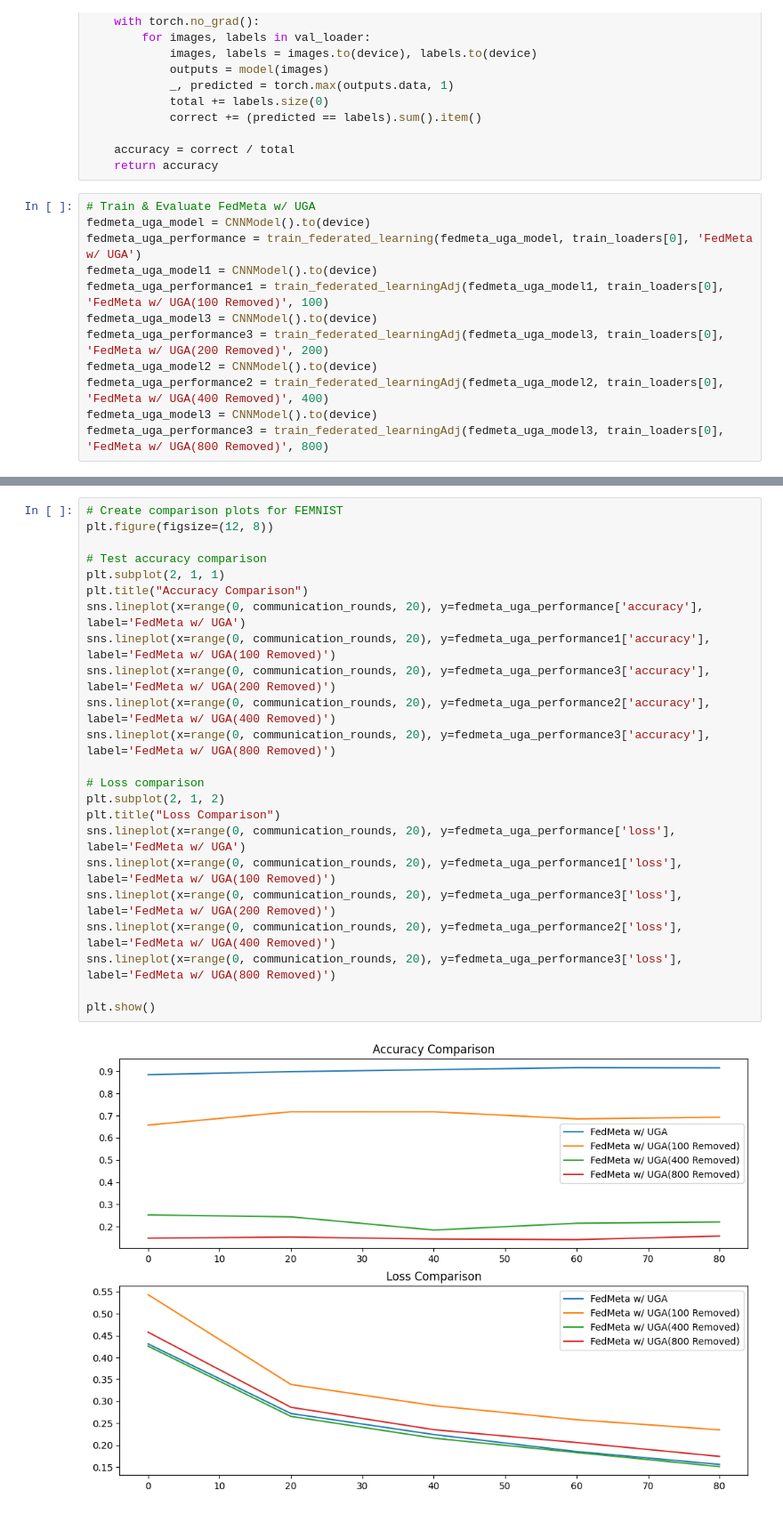
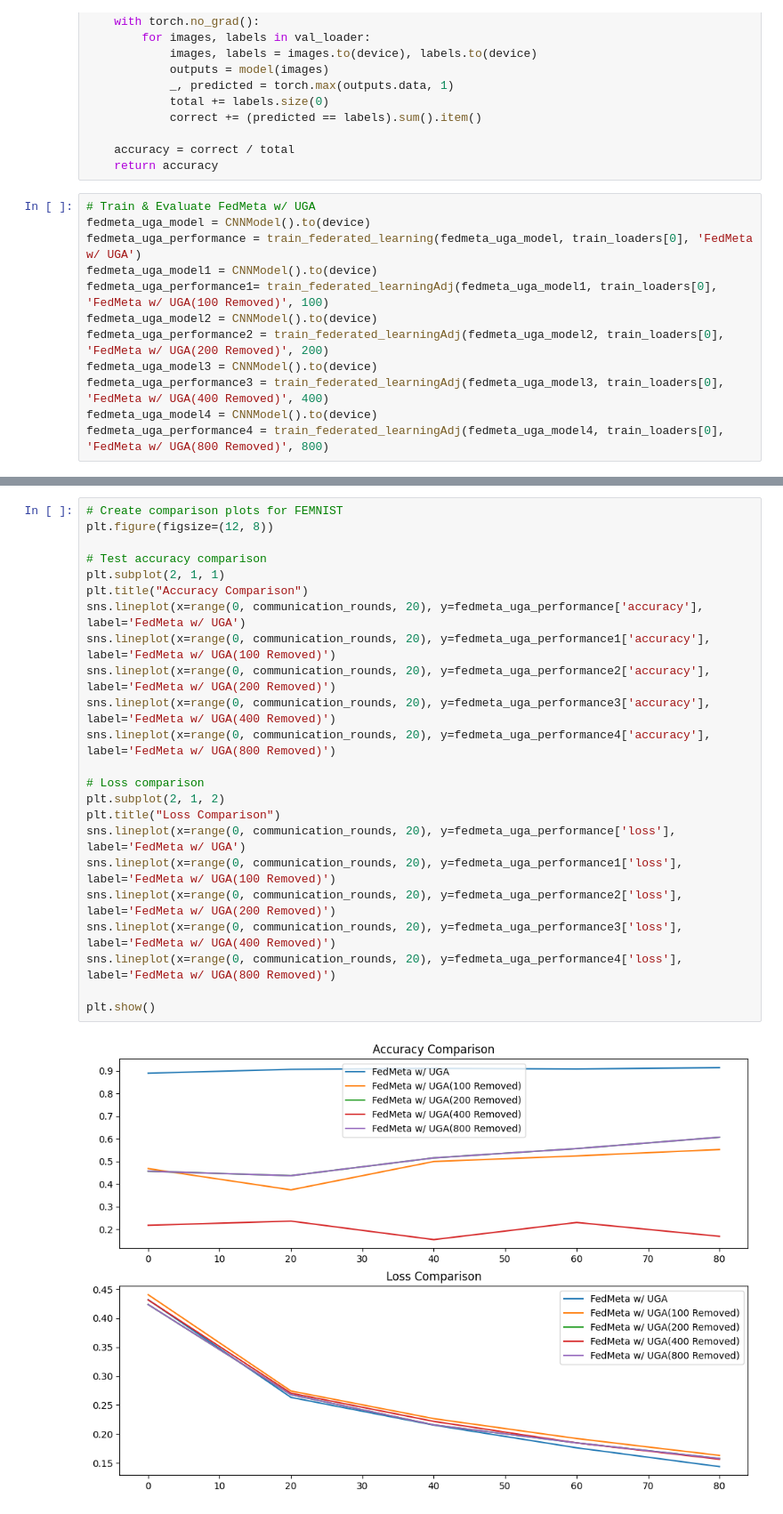
Before and after one commit to JheneJin/497FinalProject, a Jupyter notebook: CNN_on_FEMINIST(non_IID).ipynb, the cells around one changed output, grey strips where cells are left out. Shown at 89% size. Cells and saved outputs as stored; diff of their text form.

```diff
--- a/CNN_on_FEMINIST(non_IID).ipynb
+++ b/CNN_on_FEMINIST(non_IID).ipynb
@@ -173,11 +173,11 @@ def evaluate_model(model, val_loader):
 fedmeta_uga_model = CNNModel().to(device)
 fedmeta_uga_performance = train_federated_learning(fedmeta_uga_model, train_loaders[0], 'FedMeta w/ UGA')
 fedmeta_uga_model1 = CNNModel().to(device)
-fedmeta_uga_performance1 = train_federated_learningAdj(fedmeta_uga_model1, train_loaders[0], 'FedMeta w/ UGA(100 Removed)', 100)
+fedmeta_uga_performance1= train_federated_learningAdj(fedmeta_uga_model1, train_loaders[0], 'FedMeta w/ UGA(100 Removed)', 100)
+fedmeta_uga_model2 = CNNModel().to(device)
+fedmeta_uga_performance2 = train_federated_learningAdj(fedmeta_uga_model2, train_loaders[0], 'FedMeta w/ UGA(200 Removed)', 200)
 fedmeta_uga_model3 = CNNModel().to(device)
-fedmeta_uga_performance3 = train_federated_learningAdj(fedmeta_uga_model3, train_loaders[0], 'FedMeta w/ UGA(200 Removed)', 200)
-fedmeta_uga_model2 = CNNModel().to(device)
-fedmeta_uga_performance2 = train_federated_learningAdj(fedmeta_uga_model2, train_loaders[0], 'FedMeta w/ UGA(400 Removed)', 400)
-fedmeta_uga_model3 = CNNModel().to(device)
-fedmeta_uga_performance3 = train_federated_learningAdj(fedmeta_uga_model3, train_loaders[0], 'FedMeta w/ UGA(800 Removed)', 800)
+fedmeta_uga_performance3 = train_federated_learningAdj(fedmeta_uga_model3, train_loaders[0], 'FedMeta w/ UGA(400 Removed)', 400)
+fedmeta_uga_model4 = CNNModel().to(device)
+fedmeta_uga_performance4 = train_federated_learningAdj(fedmeta_uga_model4, train_loaders[0], 'FedMeta w/ UGA(800 Removed)', 800)
 # %% [output]
@@ -186,25 +211,25 @@ Epoch [1/5] - FedMeta w/ UGA, Validation Accuracy: 88.88%
 # %%
 # Create comparison plots for FEMNIST
 plt.figure(figsize=(12, 8))
 
 # Test accuracy comparison
 plt.subplot(2, 1, 1)
 plt.title("Accuracy Comparison")
 sns.lineplot(x=range(0, communication_rounds, 20), y=fedmeta_uga_performance['accuracy'], label='FedMeta w/ UGA')
 sns.lineplot(x=range(0, communication_rounds, 20), y=fedmeta_uga_performance1['accuracy'], label='FedMeta w/ UGA(100 Removed)')
-sns.lineplot(x=range(0, communication_rounds, 20), y=fedmeta_uga_performance3['accuracy'], label='FedMeta w/ UGA(200 Removed)')
-sns.lineplot(x=range(0, communication_rounds, 20), y=fedmeta_uga_performance2['accuracy'], label='FedMeta w/ UGA(400 Removed)')
-sns.lineplot(x=range(0, communication_rounds, 20), y=fedmeta_uga_performance3['accuracy'], label='FedMeta w/ UGA(800 Removed)')
+sns.lineplot(x=range(0, communication_rounds, 20), y=fedmeta_uga_performance2['accuracy'], label='FedMeta w/ UGA(200 Removed)')
+sns.lineplot(x=range(0, communication_rounds, 20), y=fedmeta_uga_performance3['accuracy'], label='FedMeta w/ UGA(400 Removed)')
+sns.lineplot(x=range(0, communication_rounds, 20), y=fedmeta_uga_performance4['accuracy'], label='FedMeta w/ UGA(800 Removed)')
 
 # Loss comparison
 plt.subplot(2, 1, 2)
 plt.title("Loss Comparison")
 sns.lineplot(x=range(0, communication_rounds, 20), y=fedmeta_uga_performance['loss'], label='FedMeta w/ UGA')
 sns.lineplot(x=range(0, communication_rounds, 20), y=fedmeta_uga_performance1['loss'], label='FedMeta w/ UGA(100 Removed)')
-sns.lineplot(x=range(0, communication_rounds, 20), y=fedmeta_uga_performance3['loss'], label='FedMeta w/ UGA(200 Removed)')
-sns.lineplot(x=range(0, communication_rounds, 20), y=fedmeta_uga_performance2['loss'], label='FedMeta w/ UGA(400 Removed)')
-sns.lineplot(x=range(0, communication_rounds, 20), y=fedmeta_uga_performance3['loss'], label='FedMeta w/ UGA(800 Removed)')
+sns.lineplot(x=range(0, communication_rounds, 20), y=fedmeta_uga_performance2['loss'], label='FedMeta w/ UGA(200 Removed)')
+sns.lineplot(x=range(0, communication_rounds, 20), y=fedmeta_uga_performance3['loss'], label='FedMeta w/ UGA(400 Removed)')
+sns.lineplot(x=range(0, communication_rounds, 20), y=fedmeta_uga_performance4['loss'], label='FedMeta w/ UGA(800 Removed)')
 
 plt.show()
 # %% [output]
-[figure, old version]
+[figure, new version]
```
Also changed, not shown: parts of 1 cell of this notebook, 2 other files.
